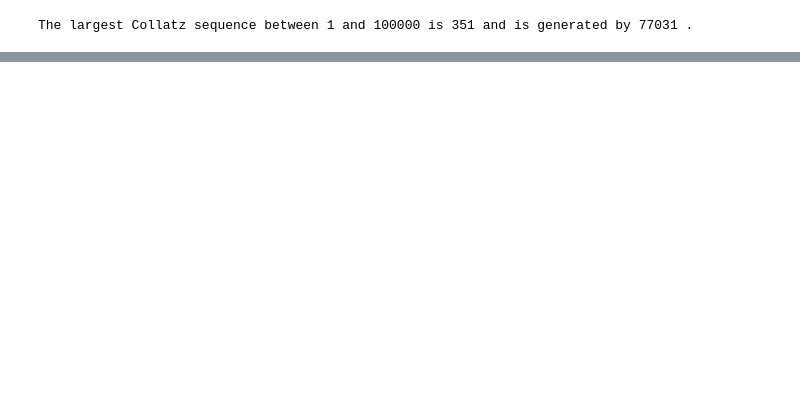
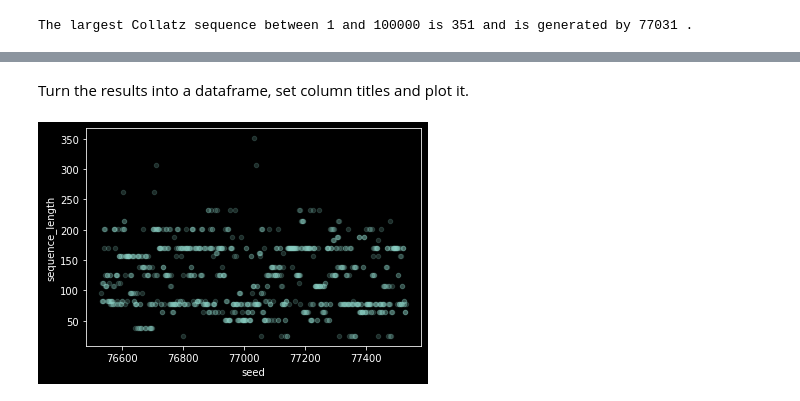
Before and after one commit to rpplayground/CS814, a Jupyter notebook: exercise1_collatz/collatz.ipynb, the cells around one changed output, grey strips where cells are left out. Cells and saved outputs as stored; diff of their text form; code cells hidden in the pictures; blank space fills up the shorter version.

```diff
--- a/exercise1_collatz/collatz.ipynb
+++ b/exercise1_collatz/collatz.ipynb
@@ -102,0 +131,7 @@ sampled_df.plot.scatter(x='seed', y='sequenceLength', alpha = 0.2)
+# %% [markdown]
+ Turn the results into a dataframe, set column titles and plot it.
+# %%
+df = pd.DataFrame(results, columns = ['seed' , 'sequence_length'])
+plot_collatz(df, 1000)
+# %% [output]
+[figure, added]
```
Also changed, not shown: parts of 21 cells of this notebook, 1 other file.
